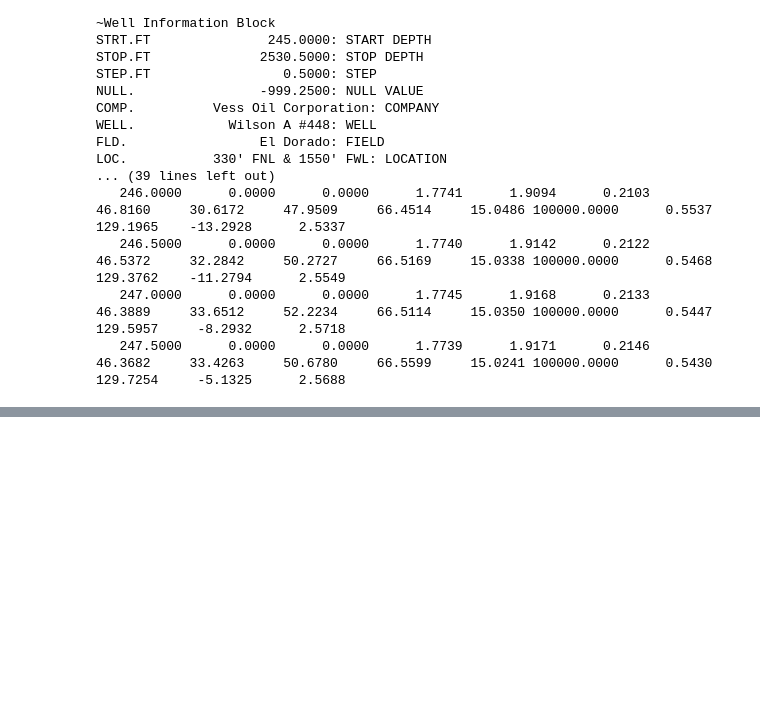
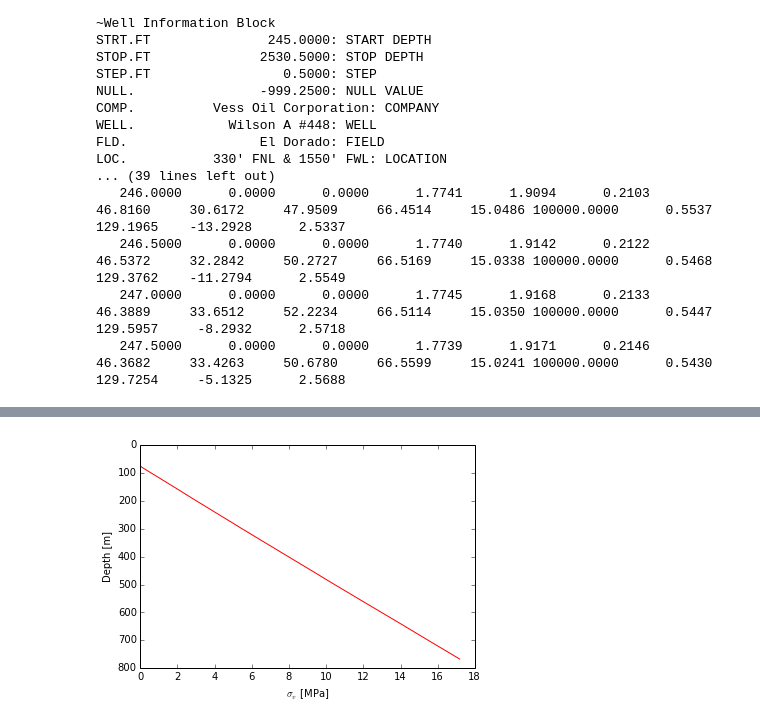
Before and after one commit to philippslang/nummet_I, a Jupyter notebook: LoadingPlotting.ipynb, the cells around one changed output, grey strips where cells are left out. Cells and saved outputs as stored; diff of their text form; code cells hidden in the pictures; blank space fills up the shorter version.

```diff
--- a/LoadingPlotting.ipynb
+++ b/LoadingPlotting.ipynb
@@ -110,0 +90,3 @@ plot_log(depth_m, overburden_stress/1E6, r'$\sigma_v$ [MPa]', depth_unit='m')
+# %%
+rhob = las_rhob*1.0E3
+depth = las_depth*0.3048
@@ -110,0 +95,13 @@ plot_log(depth_m, overburden_stress/1E6, r'$\sigma_v$ [MPa]', depth_unit='m')
+# %%
+overburden_stress_pa = 9.81 * integrate.cumtrapz(rhob, depth, initial=0)
+overburden_stress_mpa = overburden_stress_pa/1.0E6
+# %%
+plt.plot(overburden_stress_mpa, depth, color='r')
+# so that depth, albeit positive, increases downward
+plt.gca().invert_yaxis()
+# cosmetics
+plt.xlabel('$\sigma_v$ [MPa]')
+plt.ylabel('Depth [m]')
+plt.show()
+# %% [output]
+[figure, added]
```
Also changed, not shown: parts of 19 cells of this notebook, 1 other file.
